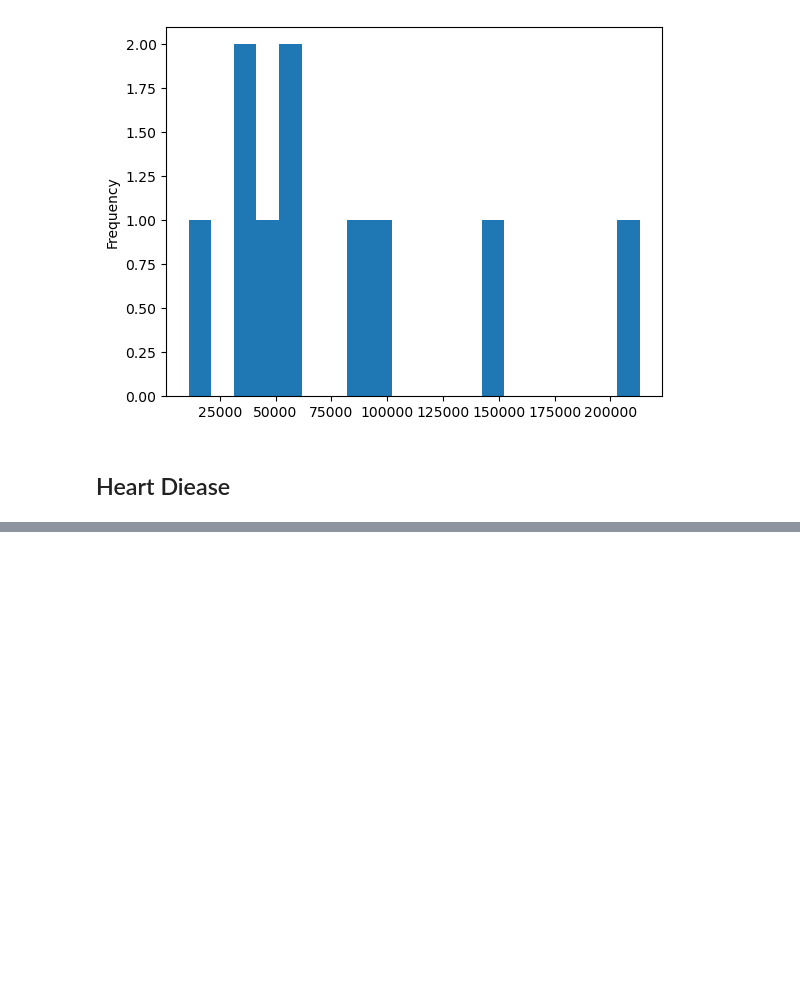
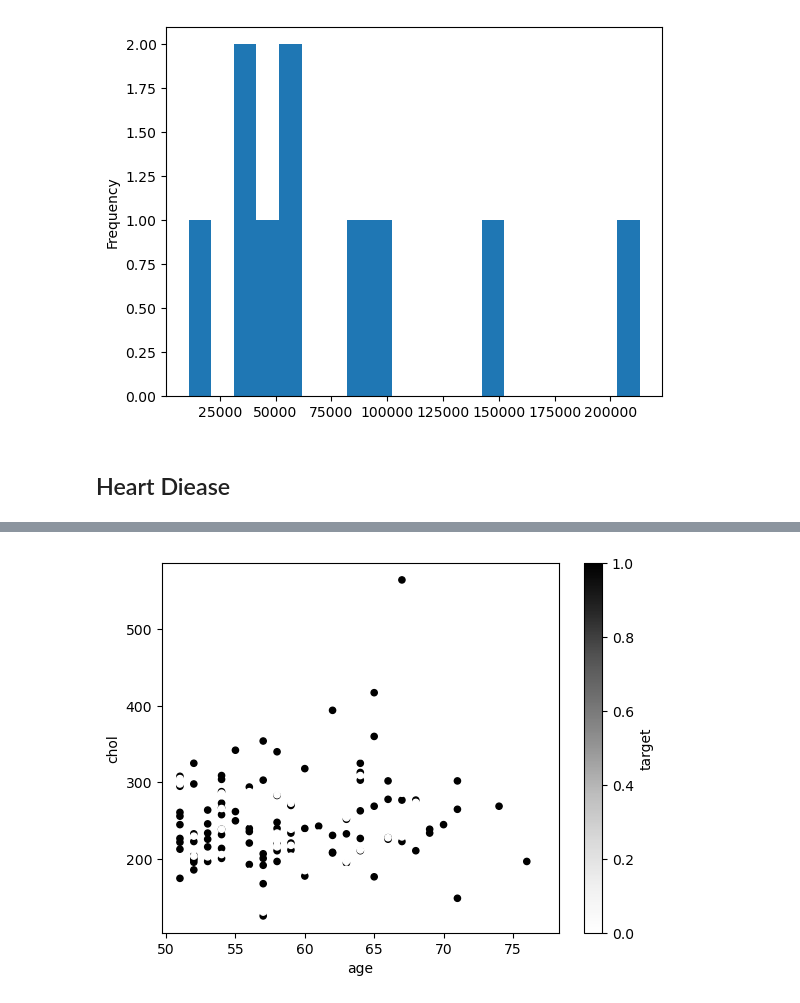
Before and after one commit to bellosahmed/machine_intro_journey, a Jupyter notebook: Matplotlib/Matplotlib.ipynb, the cells around one changed output, grey strips where cells are left out. Cells and saved outputs as stored; diff of their text form; code cells hidden in the pictures; blank space fills up the shorter version.

```diff
--- a/Matplotlib/Matplotlib.ipynb
+++ b/Matplotlib/Matplotlib.ipynb
@@ -420,0 +477,3 @@ plt.show();
+# %%
+over_50 = heart_disease[heart_disease["age"] > 50]
+over_50.head()
@@ -420,0 +487,8 @@ plt.show();
+# %%
+over_50.plot(kind='scatter',
+             x='age',
+             y='chol',
+             c='target',
+             );
+# %% [output]
+[figure, added]
```
Also changed, not shown: parts of 40 cells of this notebook, 3 other files.
